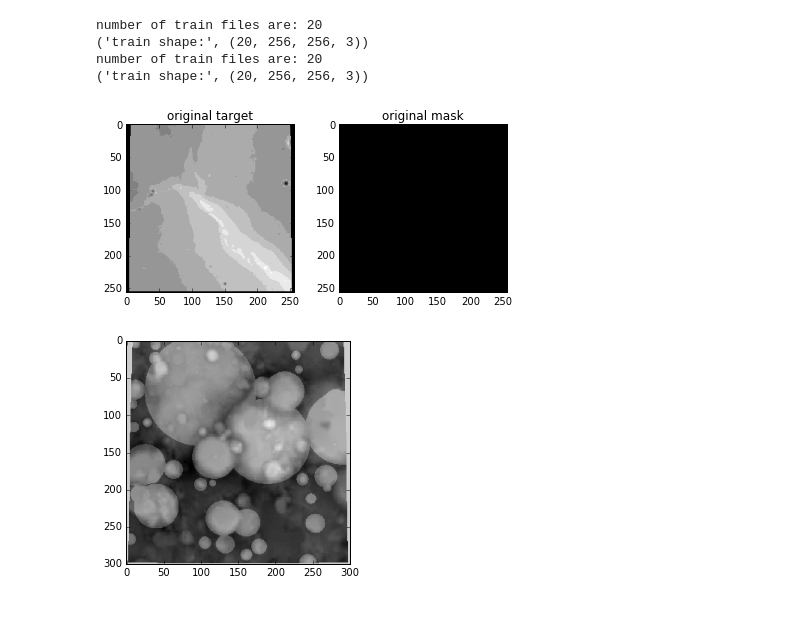
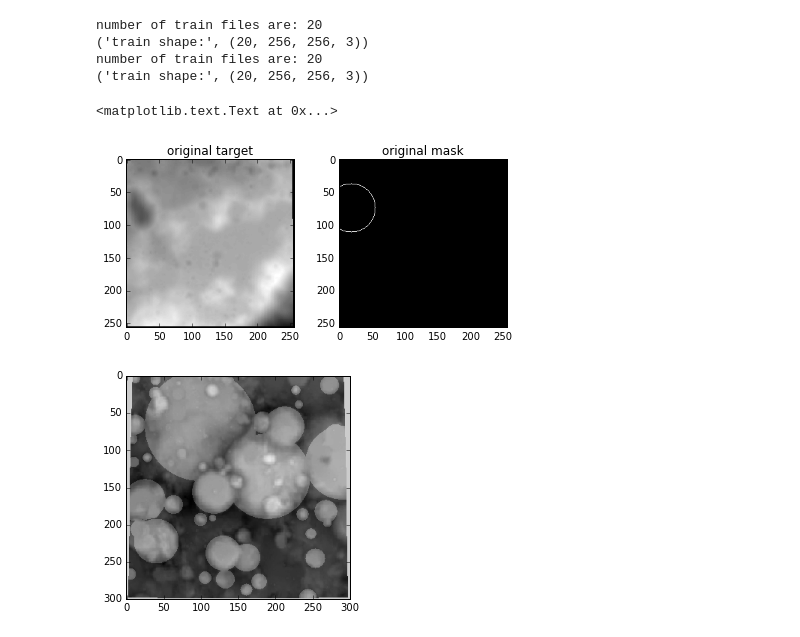
Before and after one commit to silburt/moon-craters, a Jupyter notebook: Mask_generator_analysis_ari.ipynb, the cells around one changed output. Saved outputs shown, nothing was run; the diff lists cells and outputs as text; code cells hidden in the pictures.

Commit message:
max craters check

```diff
--- a/Mask_generator_analysis_ari.ipynb
+++ b/Mask_generator_analysis_ari.ipynb
@@ -28,24 +28,26 @@ def load_data(path, data_type, img_width, img_height):
     X, X_id, y = [], [], []
     minpix = 2                                  #minimum number of pixels for crater to count
     files = glob.glob('%s*.png'%path)
+    minpix, maxpix = 2, 100                          #minimum pixels required for a crater to register in an image
     print "number of %s files are: %d"%(data_type,len(files))
-    for i,fl in enumerate(files):
-        flbase = os.path.basename(fl)
-        img = get_im_cv2(fl,img_width,img_height) / 255.
+    for f in files:
+        flbase = os.path.basename(f)
+        img = get_im_cv2(f,img_width,img_height) / 255.
 
         #experimenting with bigger contrast
         #img[img > 0.] = 1. - img[img > 0.]
         minn, maxx = np.min(img[img>0]), np.max(img[img>0])
-        low, hi = 0.1, 1
-        img[img>0] = low + (img[img>0] - minn)*(hi - low)/(maxx - minn)
+        low, hi = 0.1, 1    #low, hi rescaling values
+        img[img>0] = low + (img[img>0] - minn)*(hi - low)/(maxx - minn) #linear re-scaling
         X.append(img)
-        X_id.append(fl)
+        X_id.append(f)
 
-        csv = pd.read_csv('%s.csv'%fl.split('.png')[0])
-        csv.drop( np.where(csv["Diameter (pix)"] < minpix)[0], inplace=True )
+        csv = pd.read_csv('%s.csv'%f.split('.png')[0])
+        csv = csv[(csv['Diameter (pix)'] < maxpix) & (csv['Diameter (pix)'] > minpix)]
+        target = mdm.make_mask(csv, img, binary=True, truncate=True, rings=True)
         #target = mdm.make_mask(csv, img, binary=True, truncate=True, rings=True)
         #target = mdm.make_circlering_mask(csv, img, binary=True, truncate=True)
-        target = mdm.make_mask(csv, img, binary=True, rings=True, ringwidth=1, truncate=True)
+        #target = mdm.make_mask(csv, img, binary=True, rings=True, ringwidth=1, truncate=True)
         y.append(target)
     return  X, y, X_id
 
@@ -74,24 +76,25 @@ def save_image(data, cm, fn):
 # %%
 dim = 256
 train_data, train_target, train_id = read_and_normalize_data('ds4/Train_ds4_msk/', dim, dim, 0)
-test_data, test_target, test_id = read_and_normalize_data('ds4/Dev_ds4_msk/', dim, dim, 0)
+test_data, test_target, test_id = read_and_normalize_data('ds4/Test_ds4_msk/', dim, dim, 0)
 # %% [output]
 number of train files are: 20
 ('train shape:', (20, 256, 256, 3))
 number of train files are: 20
 ('train shape:', (20, 256, 256, 3))
 # %%
-i=19
+i=15
 f, (ax1, ax2) = plt.subplots(1,2, figsize=[7, 3])
-ax1.imshow(train_data[i], origin='upper')
+ax1.imshow(test_data[i], origin='upper')
 ax1.set_title('original target')
-ax2.imshow(train_target[i].reshape(dim,dim), origin='upper', cmap="Greys_r")
+ax2.imshow(test_target[i].reshape(dim,dim), origin='upper', cmap="Greys_r")
 ax2.set_title('original mask')
 #ax3.plot(train_target[i].reshape(300*300,1))
 #ax3.set_title('original mask')
-plt.savefig("moon_exmask.png")
+#plt.savefig("moon_exmask.png")
 # %% [output]
+<matplotlib.text.Text at 0x...>
-[figure, old version]
+[figure, new version]
 # %%
 i=0
 plt.imshow(1-train_data[i], origin='upper')
```
Also changed, not shown: parts of 5 cells of this notebook, 1 other file.
